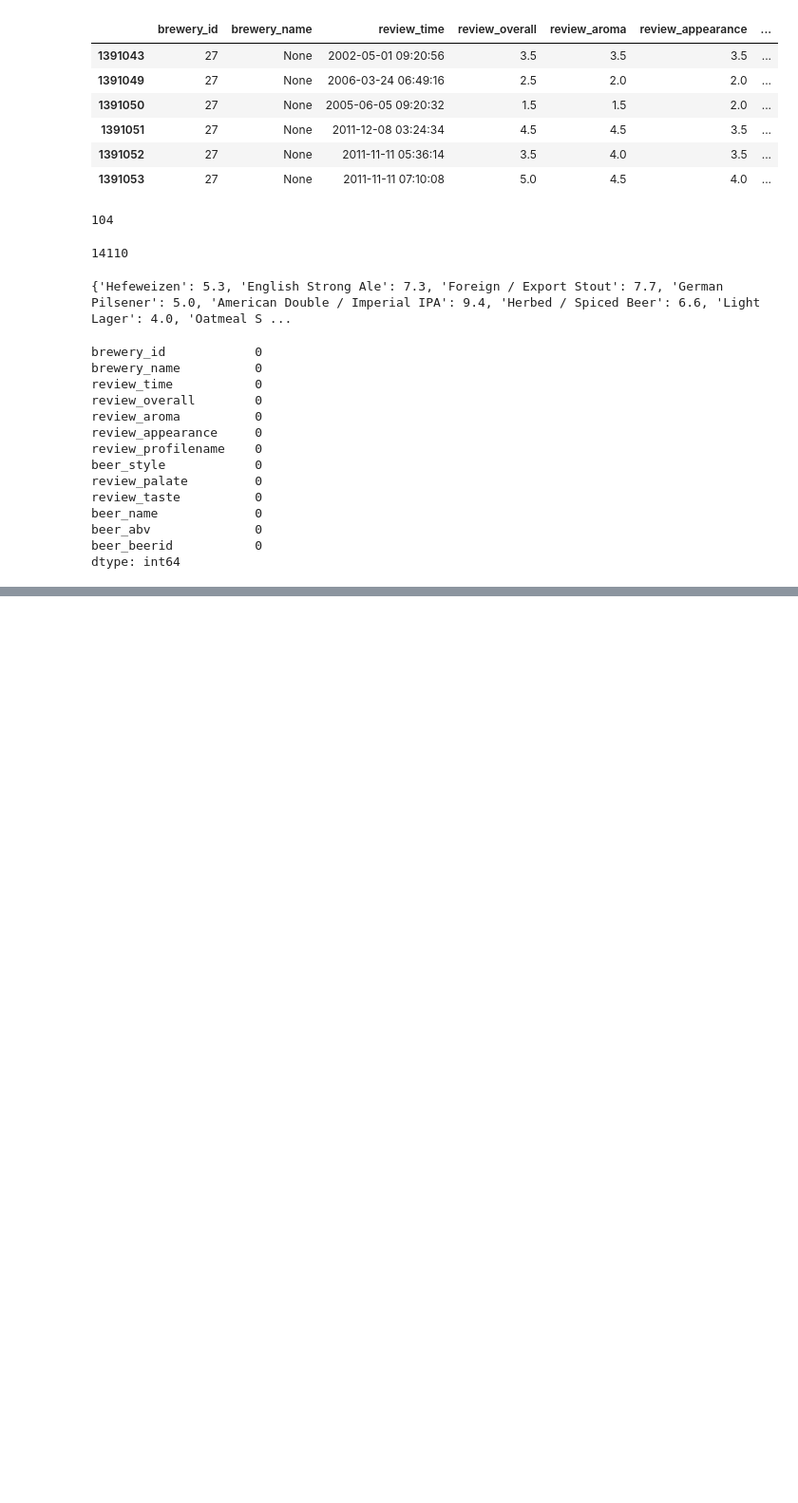
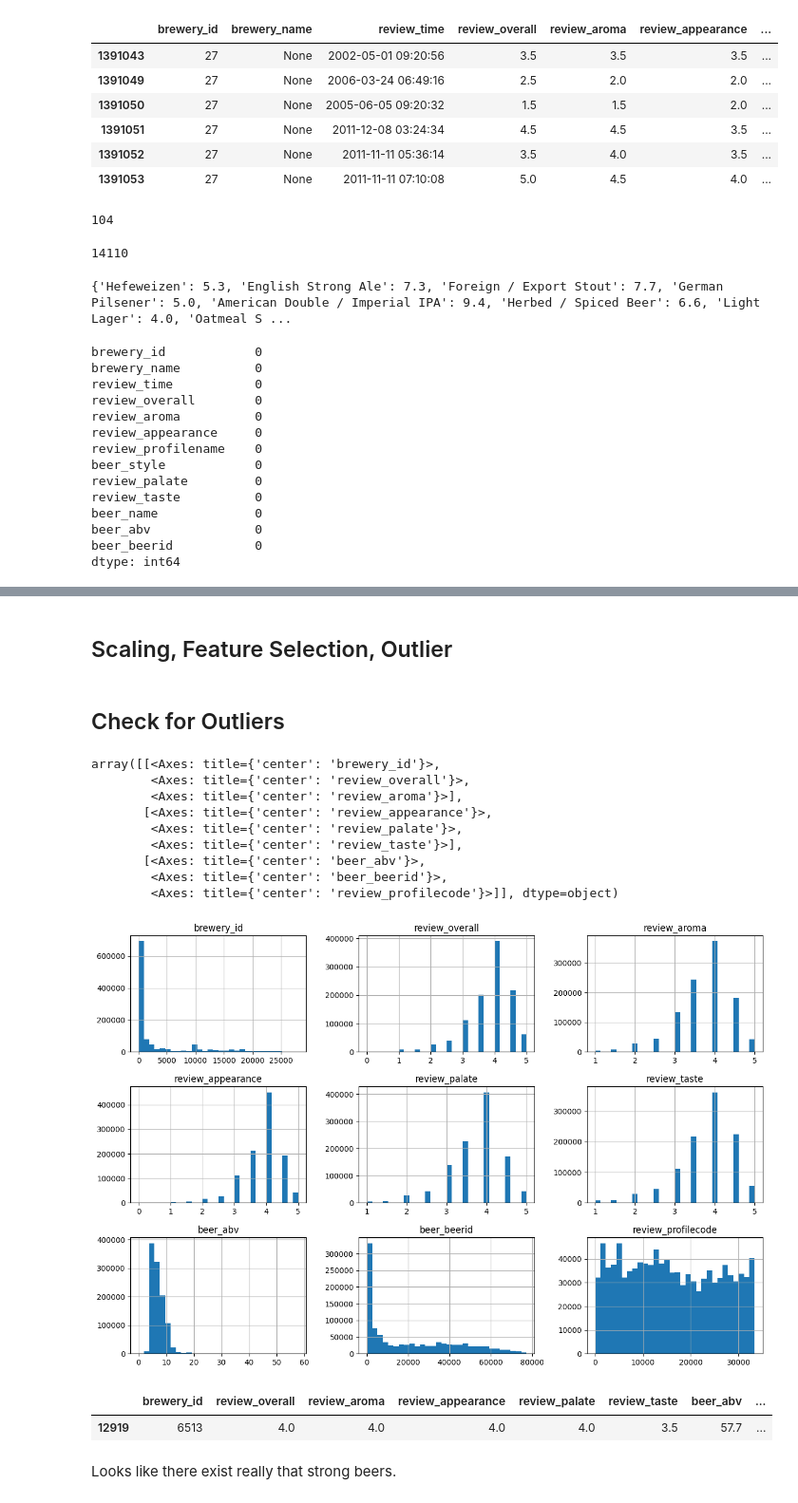
Before and after one commit to chrisizeh/ML-NN-Parameter-Search, a Jupyter notebook: src/Beer_Reviews.ipynb, the cells around one changed output, grey strips where cells are left out. Shown at 95% size. Saved outputs shown, nothing was run; the diff lists cells and outputs as text; code cells hidden in the pictures; blank space fills up the shorter version.

```diff
--- a/src/Beer_Reviews.ipynb
+++ b/src/Beer_Reviews.ipynb
@@ -214,0 +202,12 @@ X
+# %%
+X = df.copy()
+X.drop('brewery_name', axis=1, inplace=True)
+X.drop('beer_name', axis=1, inplace=True)
+X.drop('beer_style', axis=1, inplace=True)
+X.drop('review_profilename', axis=1, inplace=True)
+X.drop('review_time', axis=1, inplace=True)
+
+y = df['class']
+X.drop('class', axis=1, inplace=True)
+# X = normalize(X, norm='l2')
+X
@@ -214,0 +228,2 @@ X
+# %%
+X_train, X_test, y_train, y_test = train_test_split(X, y, test_size=0.33, random_state=42)
@@ -214,0 +251,26 @@ X
+# %% [markdown]
+## Scaling, Feature Selection, Outlier
+# %% [markdown]
+## Check for Outliers
+# %%
+X_train.hist(bins=30, figsize=(15, 10))
+# %% [output]
+array([[<Axes: title={'center': 'brewery_id'}>,
+        <Axes: title={'center': 'review_overall'}>,
+        <Axes: title={'center': 'review_aroma'}>],
+       [<Axes: title={'center': 'review_appearance'}>,
+        <Axes: title={'center': 'review_palate'}>,
+        <Axes: title={'center': 'review_taste'}>],
+       [<Axes: title={'center': 'beer_abv'}>,
+        <Axes: title={'center': 'beer_beerid'}>,
+        <Axes: title={'center': 'review_profilecode'}>]], dtype=object)
+[figure, added]
+# %%
+len(X_train[X_train['beer_abv'] > 31])
+len(X_train[X_train['beer_abv'] > 50])
+X_train[X_train['beer_abv'] > 50]
+# %% [output]
+|  | brewery_id | review_overall | review_aroma | review_appearance | review_palate | review_taste | beer_abv | ... |
+| 12919 | 6513 | 4.0 | 4.0 | 4.0 | 4.0 | 3.5 | 57.7 | ... |
+# %% [markdown]
+Looks like there exist really that strong beers.
```
Also changed, not shown: parts of 34 cells of this notebook.
